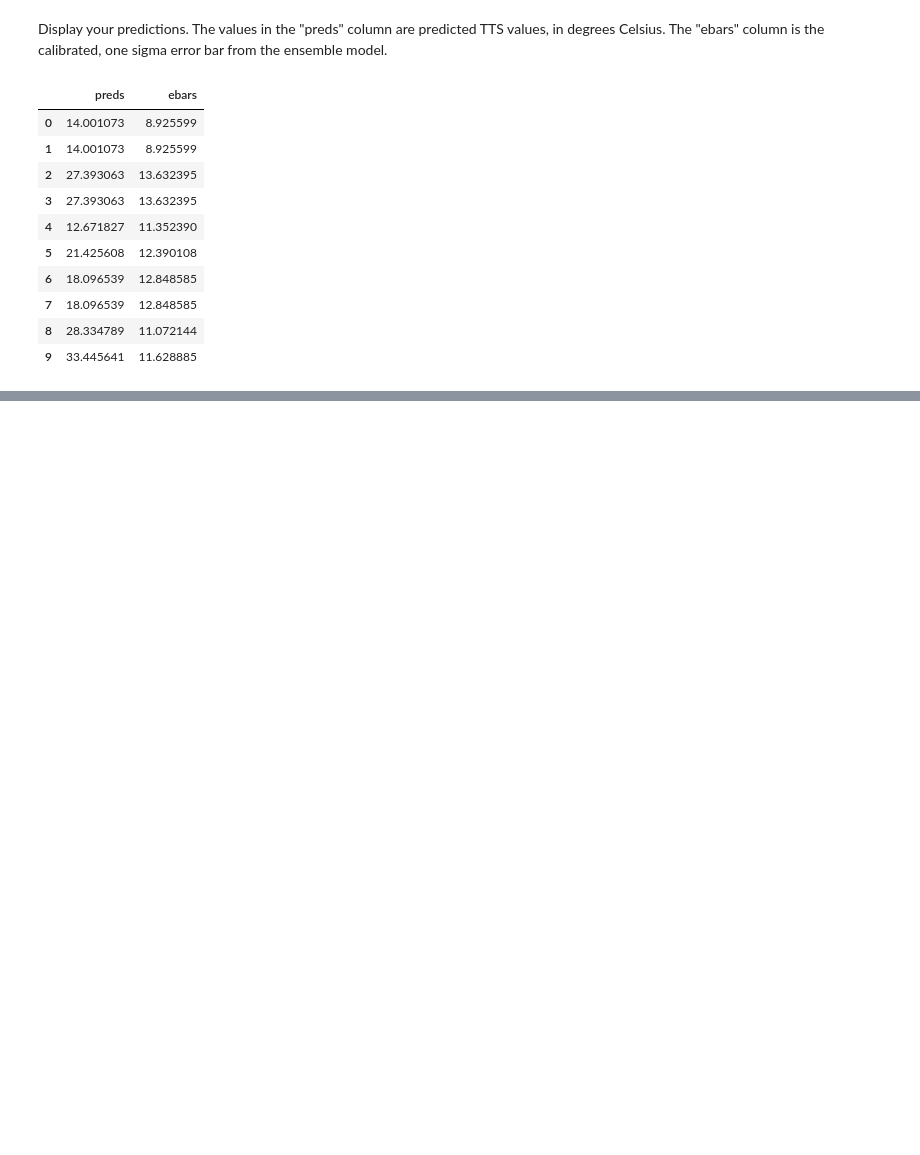
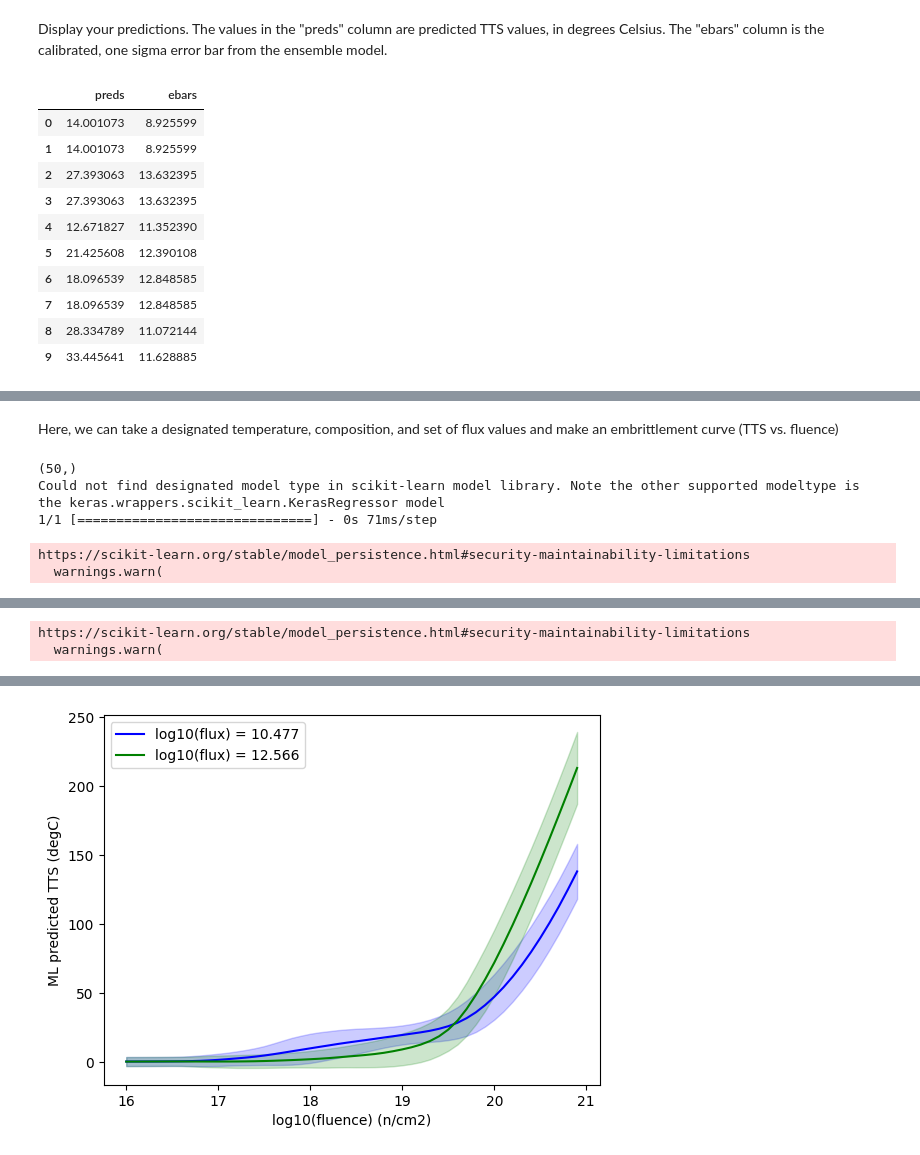
Before and after one commit to uw-cmg/RPV_model, a Jupyter notebook: Run_RPV_model_Colab.ipynb, the cells around one changed output, grey strips where cells are left out. Cells and saved outputs as stored; diff of their text form; code cells hidden in the pictures; blank space fills up the shorter version.

```diff
--- a/Run_RPV_model_Colab.ipynb
+++ b/Run_RPV_model_Colab.ipynb
@@ -107,0 +141,75 @@ preds
+# %% [markdown]
+Here, we can take a designated temperature, composition, and set of flux values and make an embrittlement curve (TTS vs. fluence)
+# %%
+import numpy as np
+from matplotlib import pyplot as plt
+
+# Edit the desired temperature, composition and fluxes below
+# Note the number of points to grid fluence can also be provided.
+# Plotting for 2 flux values and 50 points each will take about 1.5 minutes
+
+########################################
+########################################
+
+d = {'temperature_C': 287,
+     'wt_percent_Cu': 0.04,
+     'wt_percent_Ni': 0.74,
+     'wt_percent_Mn': 0.6,
+     'wt_percent_P': 0.012,
+     'wt_percent_Si': 0.23,
+     'wt_percent_C': 0.21}
+
+fluxes = [3*10**10, 3.68*10**12]
+num_points = 50
+
+########################################
+########################################
+
+all_preds = list()
+all_errs = list()
+colors = ['blue', 'green', 'red', 'purple', 'orange', 'grey']
+for flux in fluxes:
+    log_fluence = np.arange(16, 21, 5/num_points)
+    print(log_fluence.shape)
+    temp = [d['temperature_C'] for i in log_fluence]
+    Cu = [d['wt_percent_Cu'] for i in log_fluence]
+    Ni = [d['wt_percent_Ni'] for i in log_fluence]
+    Mn = [d['wt_percent_Mn'] for i in log_fluence]
+    P = [d['wt_percent_P'] for i in log_fluence]
+    Si = [d['wt_percent_Si'] for i in log_fluence]
+    C = [d['wt_percent_C'] for i in log_fluence]
+    f = [np.log10(flux) for i in log_fluence]
+    df_test = pd.DataFrame({'temperature_C': temp,
+                            'wt_percent_Cu': Cu,
+                            'wt_percent_Ni': Ni,
+                            'wt_percent_Mn': Mn,
+                            'wt_percent_P': P,
+                            'wt_percent_Si': Si,
+                            'wt_percent_C': C,
+                            'log(fluence_n_cm2)': log_fluence,
+                            'log(flux_n_cm2_sec)': f})
+    preds_test = make_predictions_DNN(df_test)
+    all_preds.append(preds_test['preds'])
+    all_errs.append(preds_test['ebars'])
+
+plt.clf()
+data = dict()
+for i, flux in enumerate(fluxes):
+    flux_val = str(round(np.log10(flux),3))
+    data['Preds for Flux = '+flux_val] = all_preds[i]
+    data['Ebars for Flux = '+flux_val] = all_errs[i]
+    plt.plot(log_fluence, all_preds[i], label='log10(flux) = '+flux_val, color=colors[i])
+    plt.fill_between(log_fluence, all_preds[i]+all_errs[i], all_preds[i]-all_errs[i], color=colors[i], alpha=0.2)
+
+pd.DataFrame(data).to_csv('embrittlement_curve_data.csv', index=False)
+plt.xlabel('log10(fluence) (n/cm2)')
+plt.ylabel('ML predicted TTS (degC)')
+plt.legend(loc='best')
+plt.savefig('embrittlement_curve.png', dpi=300, bbox_inches='tight')
+plt.show()
+# %% [output]
+(50,)
+Could not find designated model type in scikit-learn model library. Note the other supported modeltype is the keras.wrappers.scikit_learn.KerasRegressor model
+1/1 [==============================] - 0s 71ms/step
+https://scikit-learn.org/stable/model_persistence.html#security-maintainability-limitations
+  warnings.warn(
@@ -107,0 +233,2 @@ preds
+https://scikit-learn.org/stable/model_persistence.html#security-maintainability-limitations
+  warnings.warn(
@@ -107,0 +252 @@ preds
+[figure, added]
```
Also changed, not shown: parts of 6 cells of this notebook.
